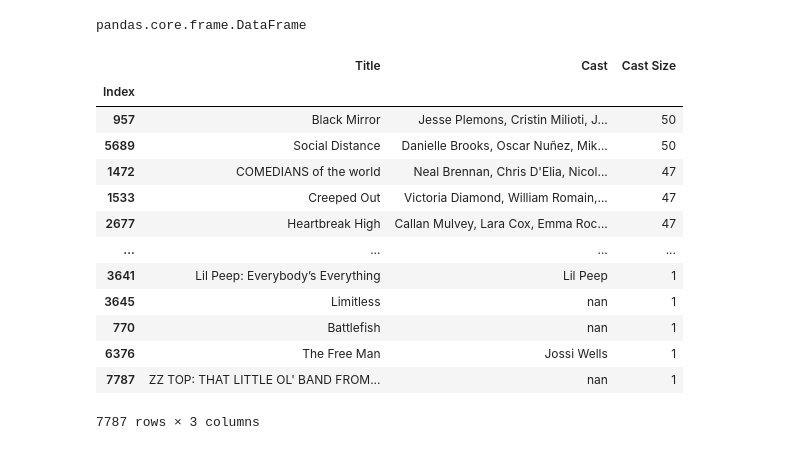
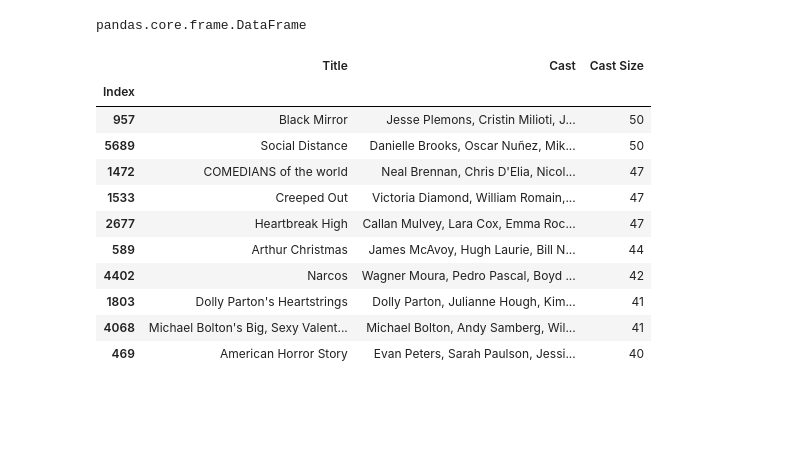
Before and after one commit to VladimirShpilkin/Python-Projects, a Jupyter notebook: Netflix/netflix_movies_analysis.ipynb, the cells around one changed output. Cells and saved outputs as stored; diff of their text form; code cells hidden in the pictures; blank space fills up the shorter version.

```diff
--- a/Netflix/netflix_movies_analysis.ipynb
+++ b/Netflix/netflix_movies_analysis.ipynb
@@ -645,19 +665,17 @@ cast_size_sorted=cast_size_df.sort_values(by='Cast Size',ascending=False)
 # %%
 cast_size_sorted.to_csv('Shows per Cast Size.csv',encoding='utf-8',index=True)
 # %%
-cast_size_sorted
+cast_size_sorted.head(10)
 # %% [output]
 |  | Title | Cast | Cast Size |
 | Index |  |  |  |
 | 957 | Black Mirror | Jesse Plemons, Cristin Milioti, J... | 50 |
 | 5689 | Social Distance | Danielle Brooks, Oscar Nuñez, Mik... | 50 |
 | 1472 | COMEDIANS of the world | Neal Brennan, Chris D'Elia, Nicol... | 47 |
 | 1533 | Creeped Out | Victoria Diamond, William Romain,... | 47 |
 | 2677 | Heartbreak High | Callan Mulvey, Lara Cox, Emma Roc... | 47 |
-| ... | ... | ... | ... |
-| 3641 | Lil Peep: Everybody’s Everything | Lil Peep | 1 |
-| 3645 | Limitless | nan | 1 |
-| 770 | Battlefish | nan | 1 |
-| 6376 | The Free Man | Jossi Wells | 1 |
-| 7787 | ZZ TOP: THAT LITTLE OL' BAND FROM... | nan | 1 |
+| 589 | Arthur Christmas | James McAvoy, Hugh Laurie, Bill N... | 44 |
+| 4402 | Narcos | Wagner Moura, Pedro Pascal, Boyd ... | 42 |
+| 1803 | Dolly Parton's Heartstrings | Dolly Parton, Julianne Hough, Kim... | 41 |
+| 4068 | Michael Bolton's Big, Sexy Valent... | Michael Bolton, Andy Samberg, Wil... | 41 |
+| 469 | American Horror Story | Evan Peters, Sarah Paulson, Jessi... | 40 |
-7787 rows × 3 columns
```
Also changed, not shown: parts of 12 cells of this notebook, 1 other file.
